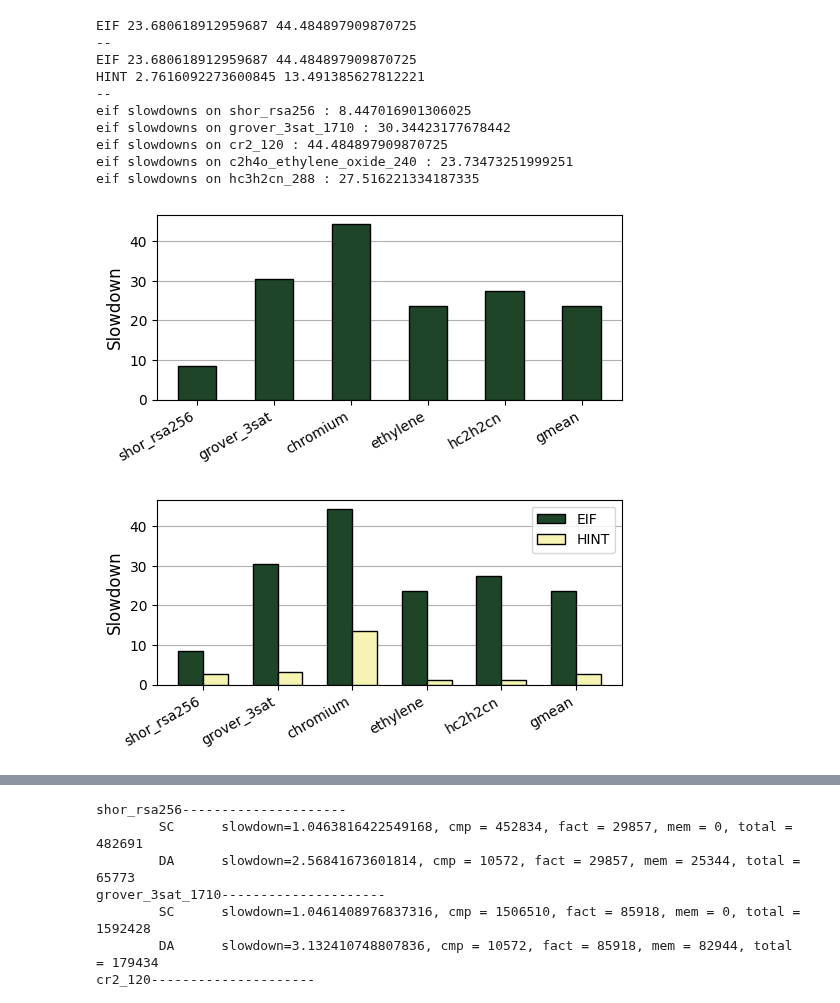
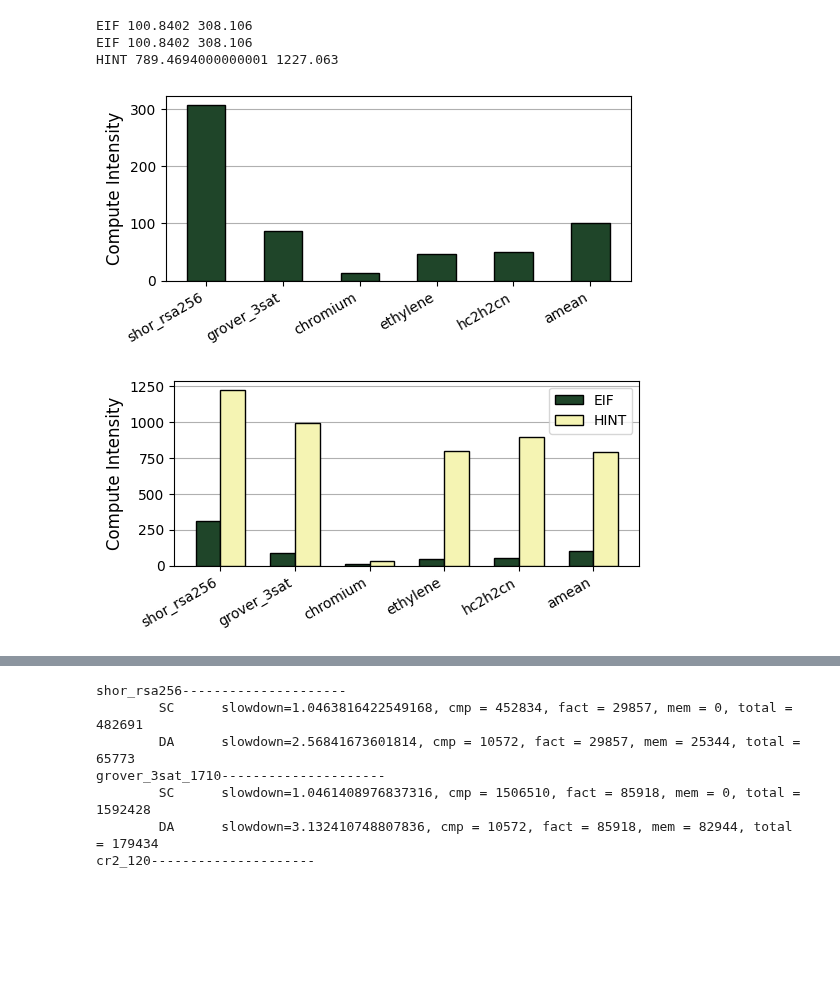
Before and after one commit to suhaskvittal/quicksilver, a Jupyter notebook: scripts/plotting.ipynb, the cells around one changed output, grey strips where cells are left out. Saved outputs shown, nothing was run; the diff lists cells and outputs as text; code cells hidden in the pictures; blank space fills up the shorter version.

```diff
--- a/scripts/plotting.ipynb
+++ b/scripts/plotting.ipynb
@@ -116,0 +143,10 @@ s_mono_na = get_simulation_policy_results('mono_na', S_DATA_FOLDER)
+# %%
+PLOT_FOLDER = '../plots/hint'
+STATS_FOLDER = '../out/hint_isca2026'
+BENCHMARKS = ['BQ_shor_rsa256_iter_4.rpc',
+              'BQ_grover_3sat_schoning_1710.rpc',
+              'BQ_e_cr2_120_trotter.rpc',
+              'BQ_v_c2h4o_ethylene_oxide_240_trotter.rpc',
+              'BQ_v_hc3h2cn_288_trotter.rpc']
+TICKS = ['shor_rsa256', 'grover_3sat', 'chromium', 'ethylene', 'hc2h2cn']
+VERSION=2
@@ -117,54 +196,35 @@ s_mono_na = get_simulation_policy_results('mono_na', S_DATA_FOLDER)
 # %%
-## plot slowdown
+'''
+    HINT PLOT COMPUTE INTENSITY
+'''
 
-s_baseline_c12 = filter_policy_by_suffix(s_baseline, 'c12_100M')
-s_viszlai_c12 = filter_policy_by_suffix(s_viszlai, 'c12_100M')
-s_hint_c12 = filter_policy_by_suffix(s_hint, 'c12_100M')
+eif = aggregate_stats_by_policy(f'{STATS_FOLDER}/compiler_results/eif_a12')
+hint = aggregate_stats_by_policy(f'{STATS_FOLDER}/compiler_results/hint_a12')
 
-### first, EIF only --
+# EIF only ----------------------------------------------------
+
 fig, ax = plt.subplots()
 fig.set_size_inches(6.0,2.4)
+plot_stat(ax, BENCHMARKS, TICKS,
+            ['EIF'], [eif], [C1], # legend, configs, colors
+            'COMPUTE_INTENSITY',
+            'Compute Intensity',
+            mean_type='amean')
+plt.savefig(f'{PLOT_FOLDER}/v{VERSION}_eif_compute_intensity.pdf', bbox_inches='tight')
 
-plot_relative_stat(ax, s_baseline_c12,
-                    [s_viszlai_c12],
-                    [C1],
-                    ['EIF'],
-                    'kips',
-                    'Slowdown')
-plt.savefig(f'{PLOTS}/eif_slowdown.pdf', bbox_inches='tight')
+# EIF and HINT ------------------------------------------------
 
-
-print('--')
-
-### second, EIF and HINT --
 fig, ax = plt.subplots()
 fig.set_size_inches(6.0,2.4)
-
-plot_relative_stat(ax, s_baseline_c12,
-                    [s_viszlai_c12, s_hint_c12],
-                    [C1, C2],
-                    ['EIF', 'HINT'],
-                    'kips',
-                    'Slowdown')
-plt.savefig(f'{PLOTS}/hint_slowdown.pdf', bbox_inches='tight')
-
-print('--')
-
-## print slowdowns for EIF
-for b in BENCHMARKS:
-    b_kips = s_baseline_c12[b]['kips']
-    eif_kips = s_viszlai_c12[b]['kips']
-    print(f'eif slowdowns on {b} : {b_kips/eif_kips}')
+plot_stat(ax, BENCHMARKS, TICKS,
+            ['EIF', 'HINT'], [eif, hint], [C1, C2], # legend, configs, colors
+            'COMPUTE_INTENSITY',
+            'Compute Intensity',
+            mean_type='amean')
+plt.savefig(f'{PLOT_FOLDER}/v{VERSION}_eif_compute_intensity.pdf', bbox_inches='tight')
 # %% [output]
-EIF 23.680618912959687 44.484897909870725
---
-EIF 23.680618912959687 44.484897909870725
-HINT 2.7616092273600845 13.491385627812221
---
-eif slowdowns on shor_rsa256 : 8.447016901306025
-eif slowdowns on grover_3sat_1710 : 30.34423177678442
-eif slowdowns on cr2_120 : 44.484897909870725
-eif slowdowns on c2h4o_ethylene_oxide_240 : 23.73473251999251
-eif slowdowns on hc3h2cn_288 : 27.516221334187335
+EIF 100.8402 308.106
+EIF 100.8402 308.106
+HINT 789.4694000000001 1227.063
-[figure, old version]
+[figure, new version]
-[figure, old version]
+[figure, new version]
```
Also changed, not shown: parts of 13 cells of this notebook, 9 other files.
